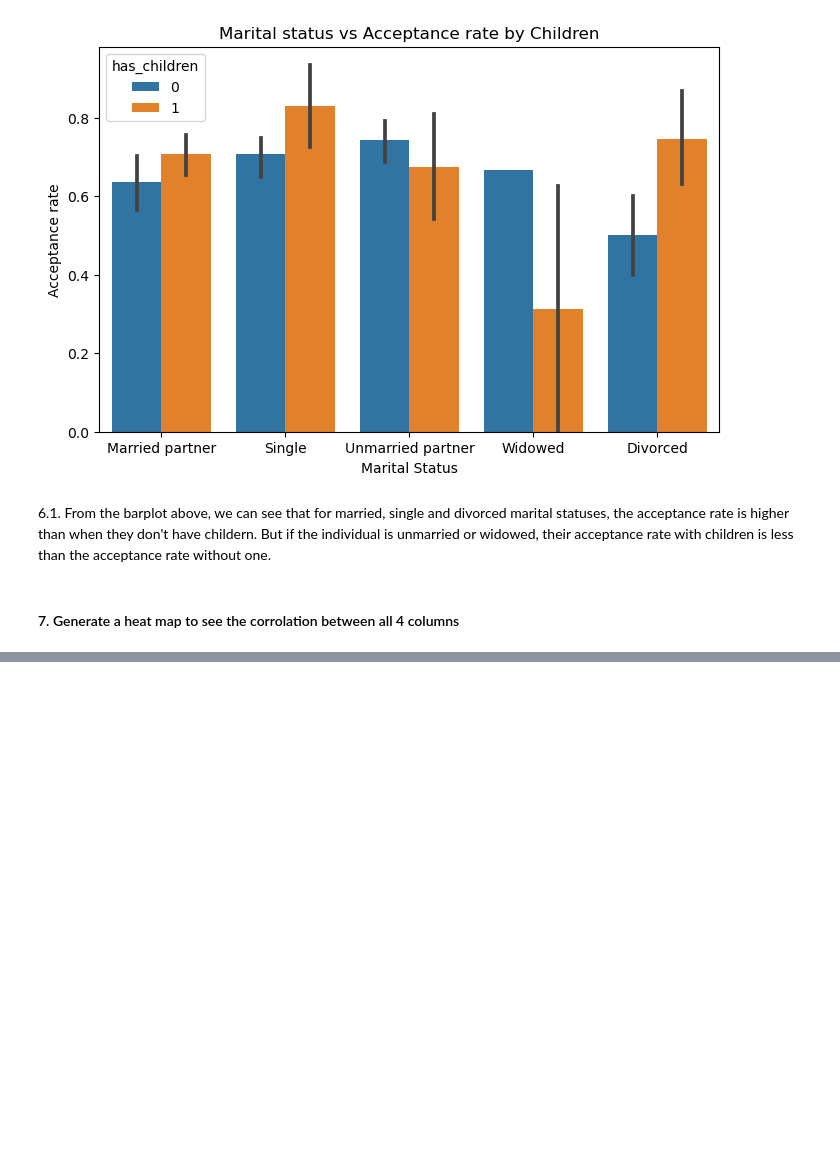
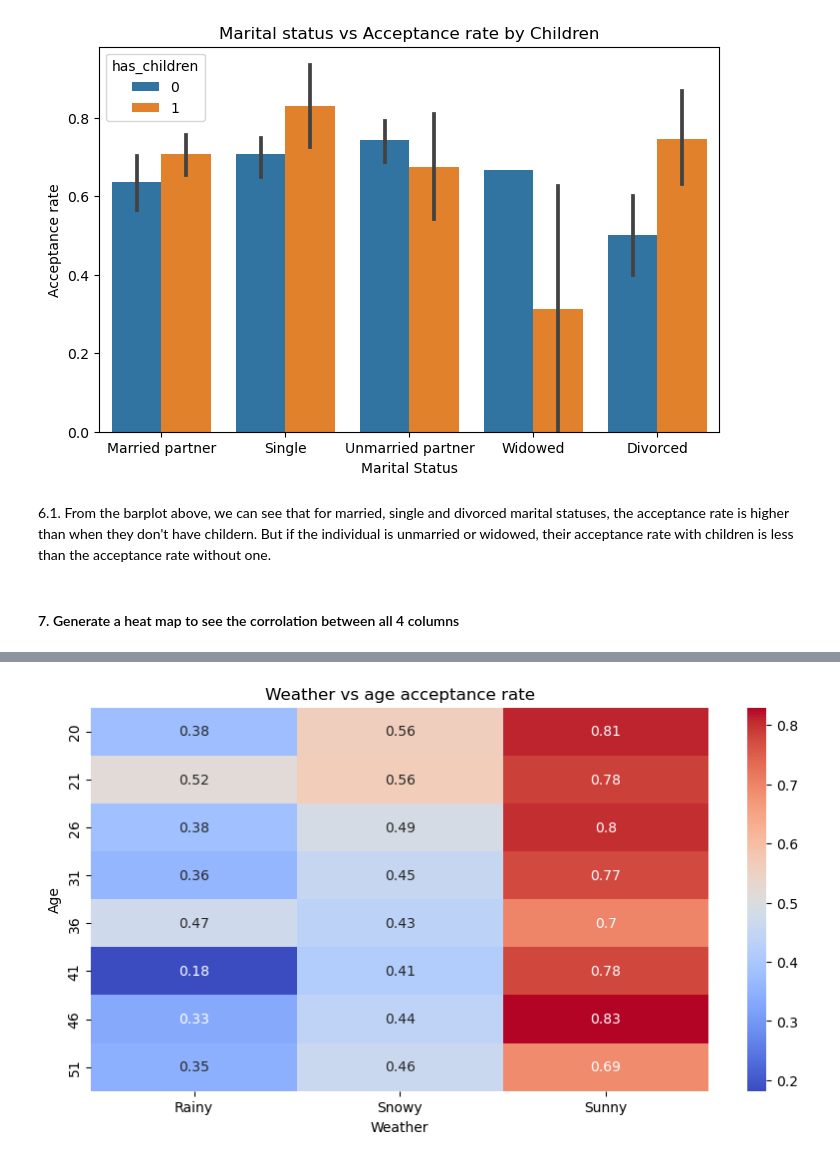
Before and after one commit to Ziggy-Z/Coupon-Acceptance, a Jupyter notebook: notebook/prompt.ipynb, the cells around one changed output, grey strips where cells are left out. Cells and saved outputs as stored; diff of their text form; code cells hidden in the pictures; blank space fills up the shorter version.

```diff
--- a/notebook/prompt.ipynb
+++ b/notebook/prompt.ipynb
@@ -528,0 +540,10 @@ plt.savefig('../images/heatmap.png', bbox_inches = 'tight')
+# %%
+fig2= cleanData.pivot_table(index='age', columns=['weather'], values='Y', aggfunc='mean')
+plt.figure(figsize=(10,5))
+sns.heatmap(fig2, cmap='coolwarm', annot=True)
+plt.xlabel("Weather")
+plt.ylabel("Age")
+plt.title("Weather vs age acceptance rate")
+plt.savefig('../images/Weatheatmap.png', bbox_inches = 'tight')
+# %% [output]
+[figure, added]
```
Also changed, not shown: parts of 2 cells of this notebook, 4 other files.
